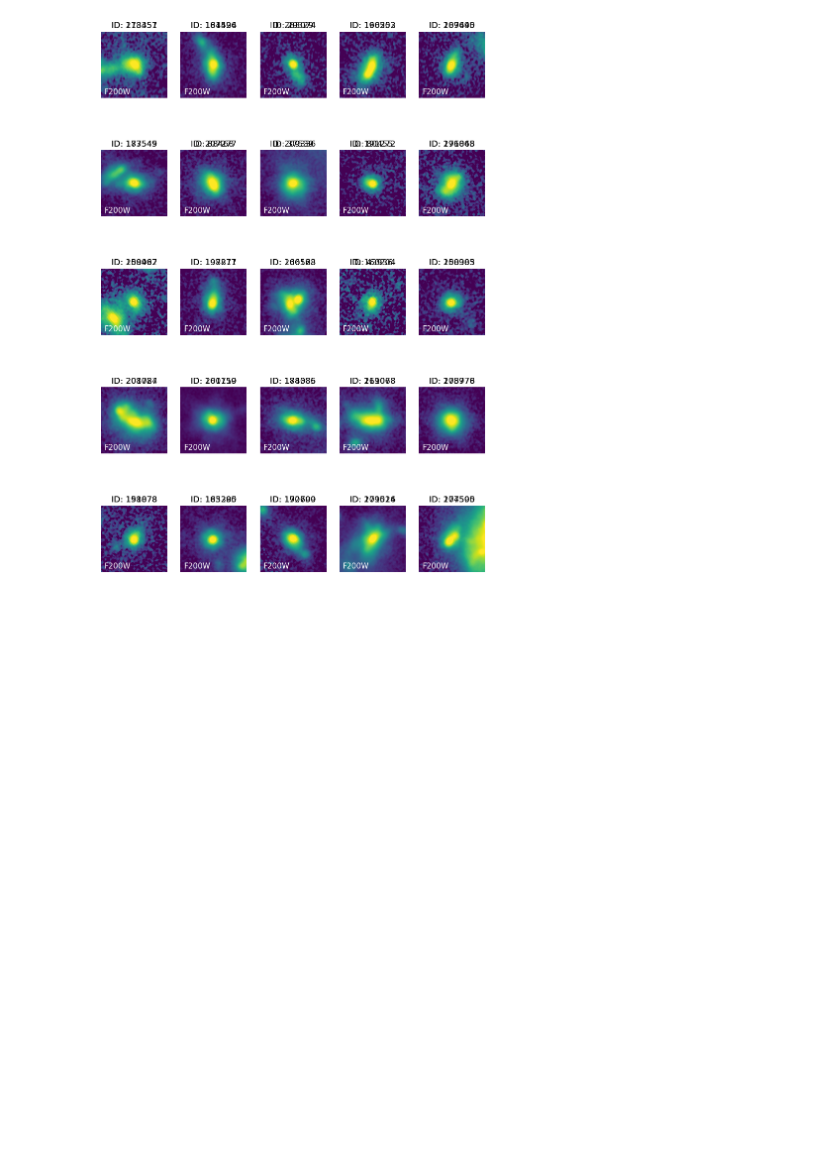
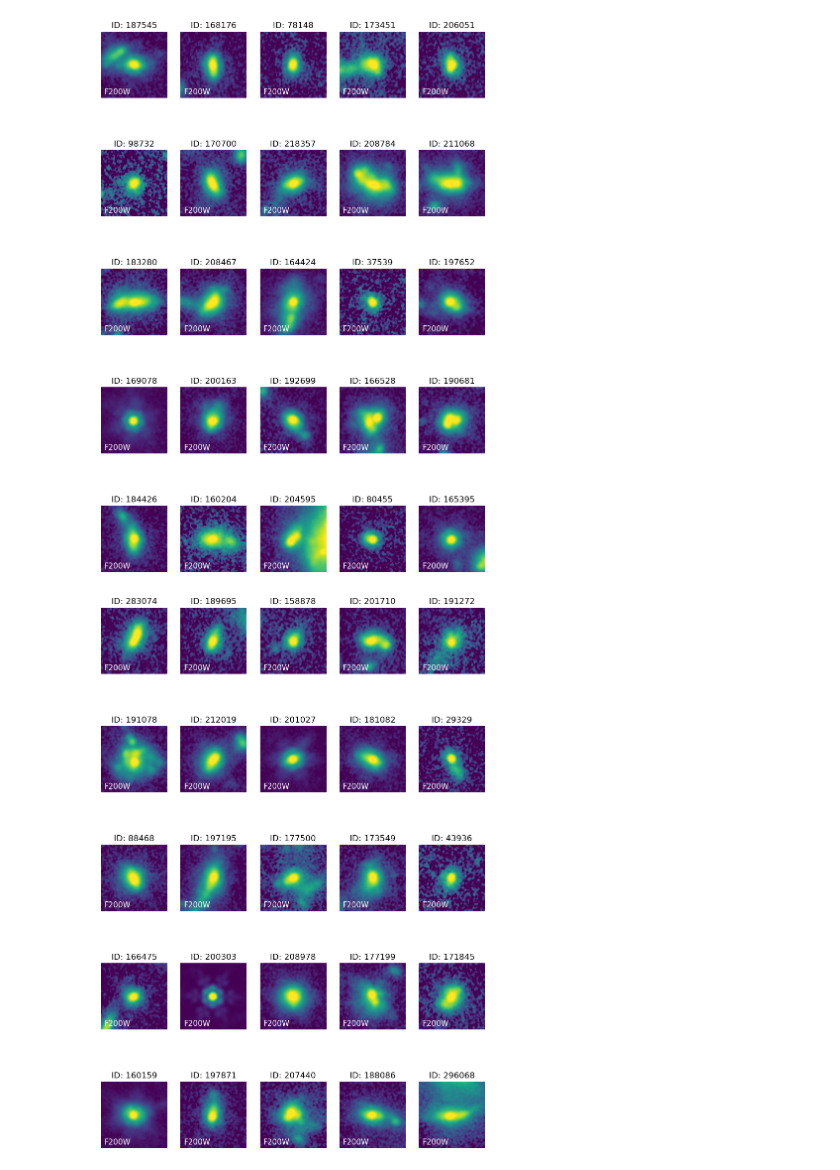
Before and after one commit to nakgyal/TFM, a Jupyter notebook: visual_classification_training.ipynb, the cells around one changed output. Cells and saved outputs as stored; diff of their text form; code cells hidden in the pictures; blank space fills up the shorter version.

```diff
--- a/visual_classification_training.ipynb
+++ b/visual_classification_training.ipynb
@@ -106,6 +106,7 @@ with PdfPages(res_dir+f'gal_cutouts_F200W.pdf') as pdf:
     pdf.savefig(bbox_inches="tight")
 
     n=0
+    fig=plt.figure(figsize=(10,15))
 
     for file in cuts[25:50]:
         n=n+1
@@ -176,36 +178,37 @@ with PdfPages(res_dir+f'gal_cutouts_F444W.pdf') as pdf:
     pdf.savefig(bbox_inches="tight")
 
     n=0
-
+    fig=plt.figure(figsize=(10,15))
     for file in cuts[25:50]:
         n=n+1
         ax = fig.add_subplot(5,5,n)
 
         #data from file:
         image=f"{file}"
         hdu_image=fits.open(image)
 
         #data to put in text:
         gid=new_table['ID'][it]
 
         #normalization of data:
         img_max=0.6*np.max(hdu_image[1].data)
         norm = simple_norm(hdu_image[1].data, 'log', log_a=70, min_cut=0, max_cut=img_max)
 
         #plotting figures:
         ax.axis('off')
         ax.set_title(f'ID: {gid}')
         ax.imshow(hdu_image[1].data, origin='lower', cmap='viridis', norm=norm)
 
         #text:
         text_kwargs = dict(ha='left', va='top', fontsize=11, color='white')
         ax.text(0.05, 0.15, f'F200W', transform=ax.transAxes, **text_kwargs)
 
         it=it+1
 
     pdf.savefig(bbox_inches="tight")
 # %% [output]
-[figure, old version]
+[figure, new version]
+[figure, added]
 # %%
 time_end = datetime.now()
 print(f"Initial time...: {time_ini}")
```
Also changed, not shown: parts of 2 cells of this notebook, 10 other files.
